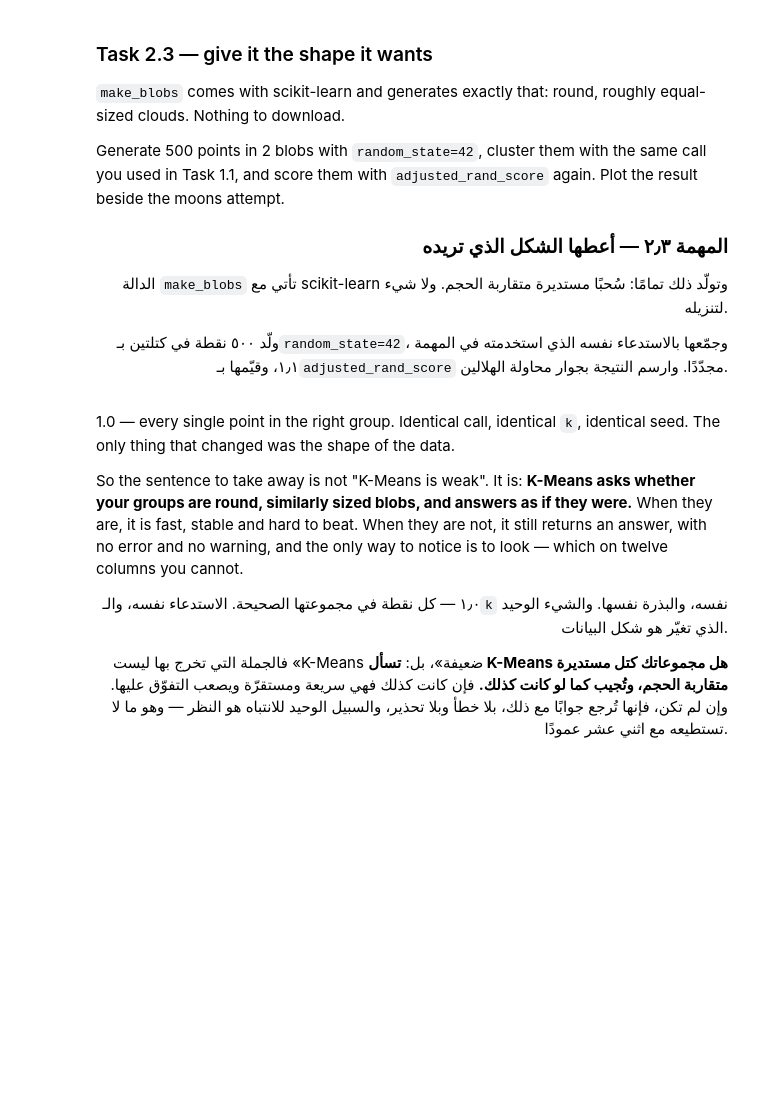
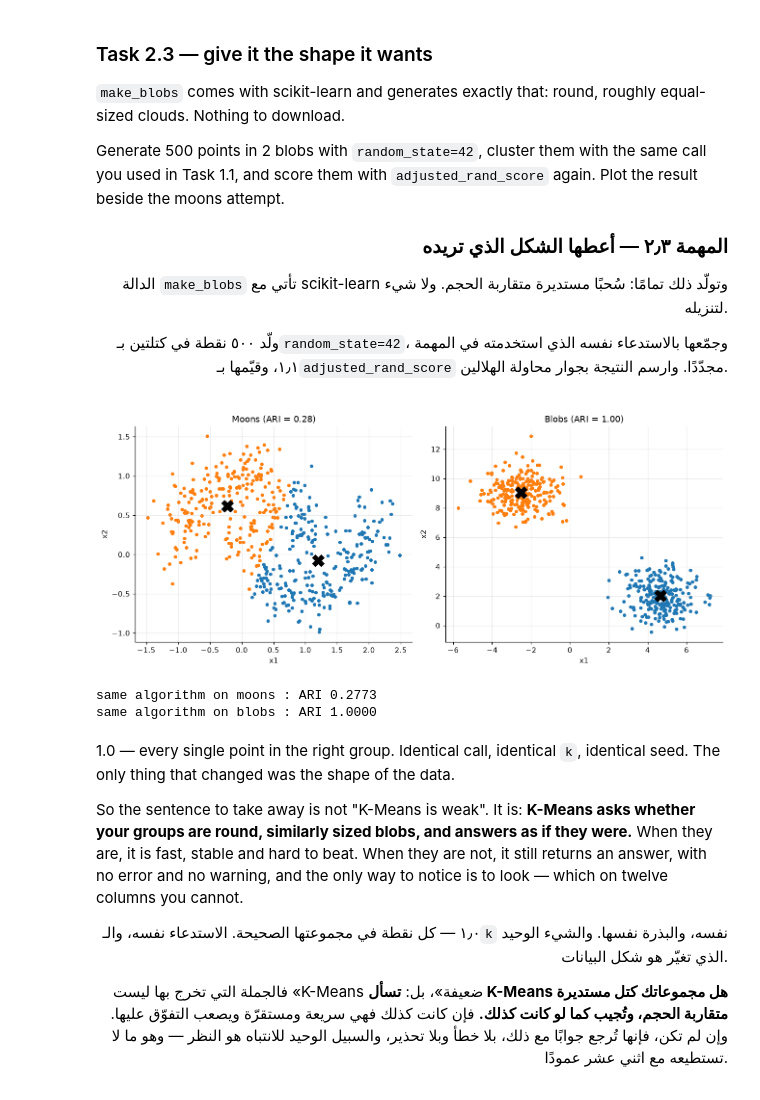
Before and after one commit to OMH-sa/AIEP_Olo_student, a Jupyter notebook: week_1_foundations/labs/D5_extra_kmeans/D5_extra_kmeans_blank.ipynb, the cells around one changed output. Cells and saved outputs as stored; diff of their text form; code cells hidden in the pictures; blank space fills up the shorter version.

```diff
--- a/week_1_foundations/labs/D5_extra_kmeans/D5_extra_kmeans_blank.ipynb
+++ b/week_1_foundations/labs/D5_extra_kmeans/D5_extra_kmeans_blank.ipynb
@@ -409,25 +486,46 @@ Task 1.1, and score them with `adjusted_rand_score` again. Plot the result besid
 # %%
 # ────────────────────────────────────────────────────────────────────
 # 1) make_blobs(n_samples=500, centers=2, cluster_std=1.0, random_state=42) returns the
 #    points and their true group in one call.
 # 2) Cluster with the identical KMeans call from Task 1.1 — same k, same n_init, same seed.
 # 3) Score into `ari_blobs`, then plot the blobs beside the moons for the contrast.
 # 4) Do not tune anything. If you find yourself tuning, you have missed the point of the task.
 # Search: "sklearn make_blobs synthetic clusters"
 #
 # ١) الدالة make_blobs(n_samples=500, centers=2, cluster_std=1.0, random_state=42) تُرجع
 #    النقاط ومجموعتها الحقيقية في استدعاء واحد.
 # ٢) جمّع بالاستدعاء نفسه من المهمة ١٫١ — الـk نفسه وn_init نفسه والبذرة نفسها.
 # ٣) قيّم في `ari_blobs`، ثم ارسم الكتلتين بجوار الهلالين للمقارنة.
 # ٤) لا تضبط شيئًا. فإن وجدت نفسك تضبط فقد فاتك مقصد المهمة.
 # ابحث عن: "sklearn make_blobs synthetic clusters"
 # ────────────────────────────────────────────────────────────────────
+from sklearn.datasets import make_blobs
 
-from sklearn.datasets import make_blobs
+# 1) توليد بيانات جديدة: كتلتين مستديرتين (مو هلالين)
+X_blobs, y_blobs = make_blobs(n_samples=500, centers=2, cluster_std=1.0, random_state=42)
+
+# 2) نفس استدعاء K-Means بالضبط من Task 1.1
+kmeans_blobs = KMeans(n_clusters=2, n_init=10, random_state=42)
+kmeans_blobs.fit(X_blobs)
+
+# 3) التقييم
+ari_blobs = adjusted_rand_score(y_blobs, kmeans_blobs.labels_)
+
+# رسم المقارنة: الهلالين جنب الكتل
+fig, axes = plt.subplots(1, 2, figsize=(12, 5))
+plot_clusters(axes[0], X, kmeans.labels_, f"Moons (ARI = {ari_moons:.2f})", centres=kmeans.cluster_centers_)
+plot_clusters(axes[1], X_blobs, kmeans_blobs.labels_, f"Blobs (ARI = {ari_blobs:.2f})", centres=kmeans_blobs.cluster_centers_)
+plt.tight_layout()
+plt.show()
+
 # TODO: Generate two round blobs, cluster them with the same KMeans call, score it into `ari_blobs`, and plot it beside the moons result.
 # مهمة: ولّد كتلتين مستديرتين، وجمّعهما بالاستدعاء نفسه، وقيّمه في `ari_blobs`، وارسمه بجوار نتيجة الهلالين.
 print(f"same algorithm on moons : ARI {ari_moons:.4f}")
 print(f"same algorithm on blobs : ARI {ari_blobs:.4f}")
+# %% [output]
+[figure, added]
+same algorithm on moons : ARI 0.2773
+same algorithm on blobs : ARI 1.0000
 # %% [markdown]
 1.0 — every single point in the right group. Identical call, identical `k`, identical seed. The only
 thing that changed was the shape of the data.
```
Also changed, not shown: parts of 7 cells of this notebook, 1 other file.
